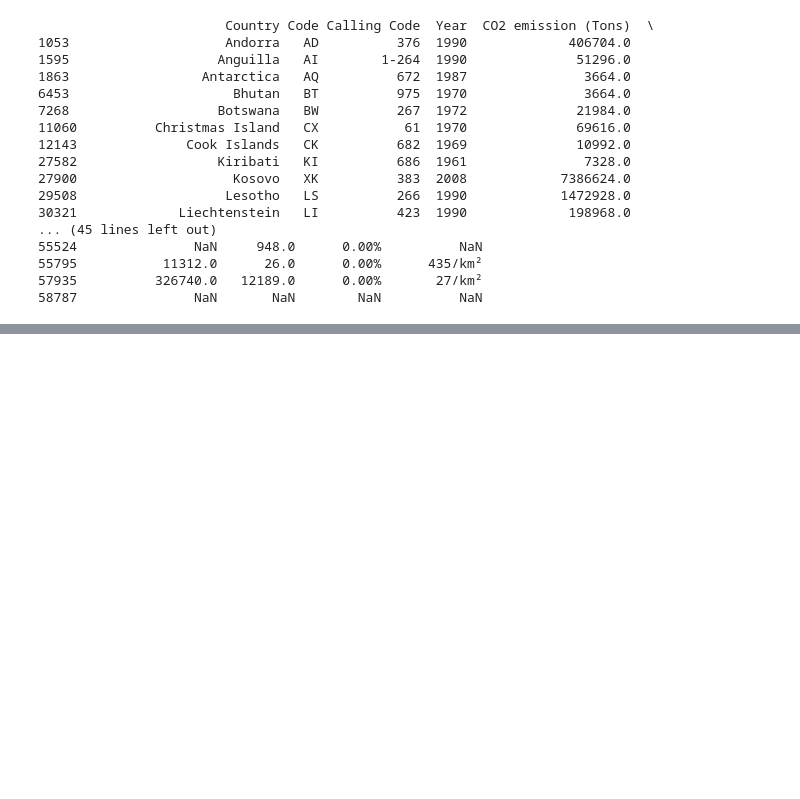
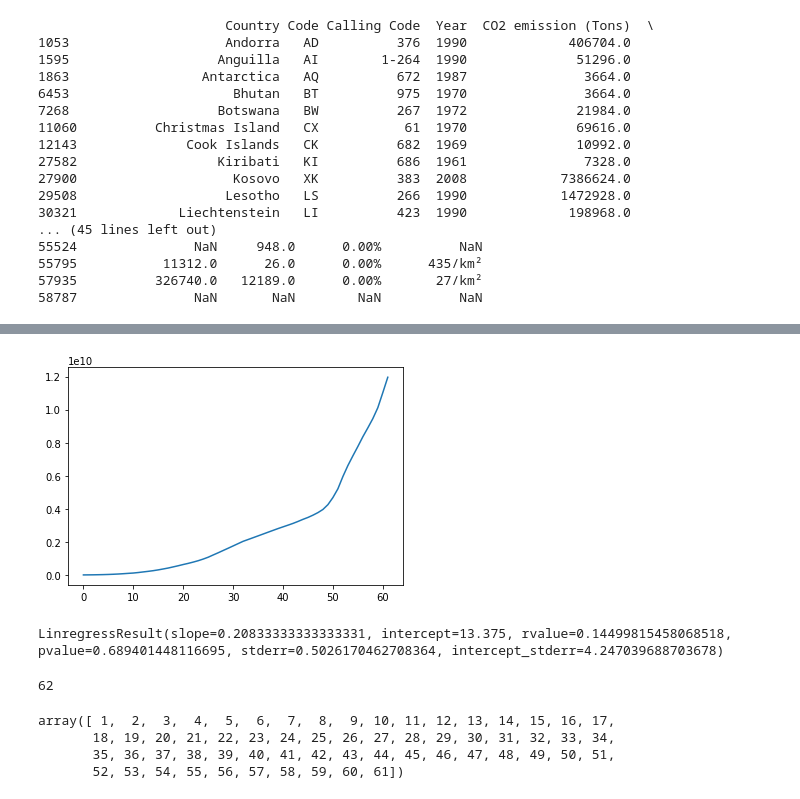
Before and after one commit to DaniMe98/Ward-on-annual-CO2-GDP, a Jupyter notebook: data_preparation.ipynb, the cells around one changed output, grey strips where cells are left out. Drawn from its saved outputs; the diff is of its cells as text; code cells hidden in the pictures; blank space fills up the shorter version.

```diff
--- a/data_preparation.ipynb
+++ b/data_preparation.ipynb
@@ -160,4 +142,4 @@ memory usage: 2.1+ MB
 # %%
-df_new=df_new.drop(columns=['index','level_0','Code','Calling Code','_merge','Area','Population(2022)','% of World'])
+df_new=df_new.drop(columns=['index','level_0','Calling Code','_merge','Area','Population(2022)','% of World'])
 # %%
 df_new.info(verbose=True)
@@ -273,0 +166,16 @@ Int64Index([0, 0, 0, 0, 0, 0, 0, 0, 0, 0,
+# %%
+print(len(df_pop))
+
+df_pc = df_pop.Country.isin(df_new.Country).astype(int)
+d=df_pc.array
+df_del=[]
+count=0
+for i in range(len(d)):
+  if d[i]==0:
+    df_del.append(df_pop['Country'].loc[i])
+print(df_del)
+df_delN = list(dict.fromkeys(df_del))
+print(df_delN)
+#for row in df_pc.rows:
+#    if df_pc==0:
+#      print(df_pc[row])
@@ -289,0 +188,55 @@ df_pop
+# %%
+# Import math Library
+import math
+p=[]
+
+p.append(df_new['CO2 emission (Tons)'].loc[df_new['Country'] == 'Afghanistan'])
+
+px=np.array(p)
+p0=px[0]
+len(p0)
+xold=list(range(0, 62))
+X=np.array(xold)
+
+p1 = p0
+Amplitude=4
+Period=2.3
+Phase=2
+Y=[]
+for i in range(0,62):
+  Y.append(p0[i] + p1[i]*X[i] + Amplitude*math.sin(2*math.pi*(X[i]-Phase)/Period))
+
+xpoints = np.array(X)
+ypoints = np.array(Y)
+plt.plot(xpoints, ypoints)
+from matplotlib.pyplot import figure
+
+plt.show()
+# %% [output]
+[figure, added]
+# %%
+a = [15, 12, 8, 8, 7, 7, 7, 6, 5, 3]
+b = [10, 25, 17, 11, 13, 17, 20, 13, 9, 15]
+from scipy.stats import linregress
+linregress(a, b)
+# %% [output]
+LinregressResult(slope=0.20833333333333331, intercept=13.375, rvalue=0.14499815458068518, pvalue=0.689401448116695, stderr=0.5026170462708364, intercept_stderr=4.247039688703678)
+# %%
+p=[]
+
+p.append(df_new['CO2 emission (Tons)'].loc[df_new['Country'] == 'Afghanistan'])
+
+px=np.array(p)
+p0=px[0]
+len(p0)
+# %% [output]
+62
+# %%
+xold=list(range(1, 62))
+X=np.array(xold)
+X
+# %% [output]
+array([ 1,  2,  3,  4,  5,  6,  7,  8,  9, 10, 11, 12, 13, 14, 15, 16, 17,
+       18, 19, 20, 21, 22, 23, 24, 25, 26, 27, 28, 29, 30, 31, 32, 33, 34,
+       35, 36, 37, 38, 39, 40, 41, 42, 43, 44, 45, 46, 47, 48, 49, 50, 51,
+       52, 53, 54, 55, 56, 57, 58, 59, 60, 61])
```
Also changed, not shown: parts of 9 cells of this notebook.
